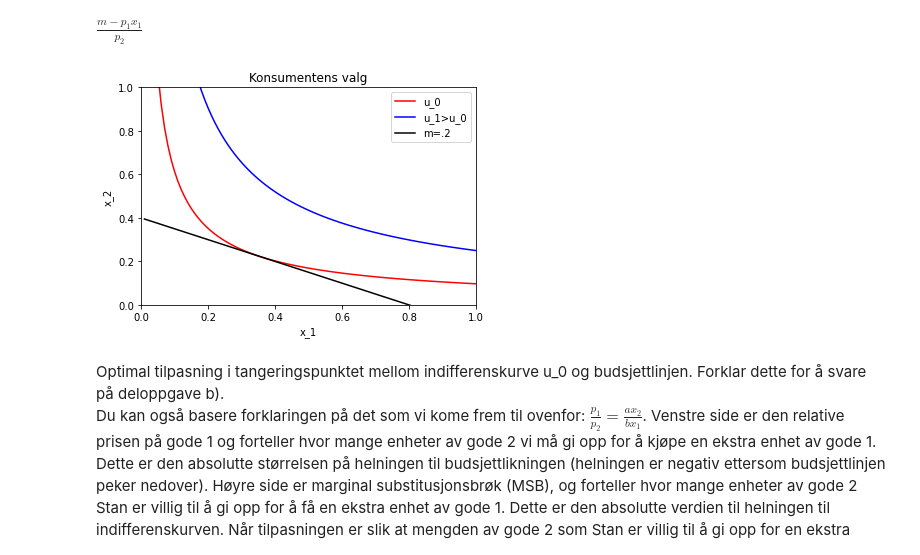
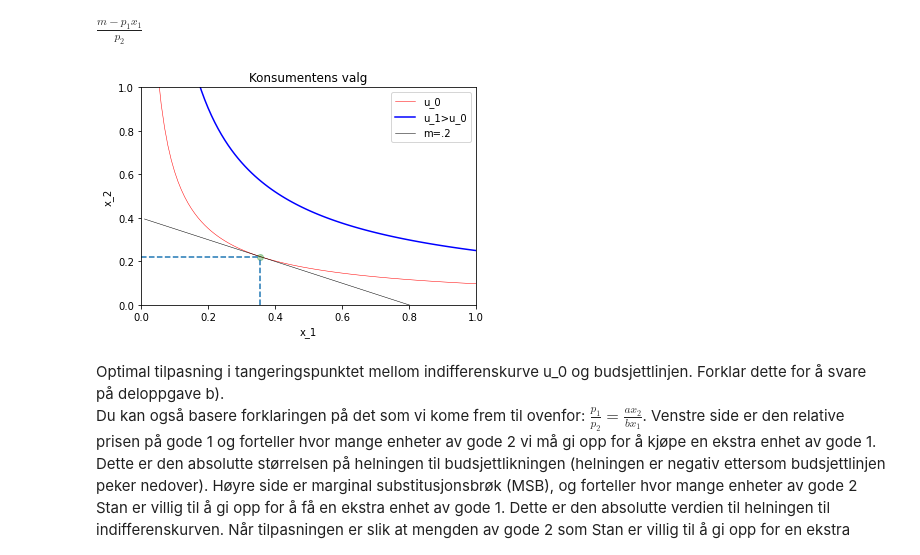
Before and after one commit to uit-sok-1006-v22/notebooks, a Jupyter notebook: Løs_sem_7_oppg_1.ipynb, the cells around one changed output. Saved outputs shown, nothing was run; the diff lists cells and outputs as text; code cells hidden in the pictures.

Commit message:
change figure

```diff
--- a/Løs_sem_7_oppg_1.ipynb
+++ b/Løs_sem_7_oppg_1.ipynb
@@ -109,6 +109,9 @@ $\displaystyle \left(\frac{a m}{p_{1} \left(a + b\right)}\right)^{a} \left(\frac
 nytte_nivå(.4,.5,.25,.5,.2)
 # %% [output]
 0.31171430324637
+# %%
+x_1_ex=float(x_1_sol.subs([(p_1,0.25),(p_2,0.5),(a,.4),(b,.5),(m,.2)]))
+x_2_ex=float(x_2_sol.subs([(p_1,0.25),(p_2,0.5),(a,.4),(b,.5),(m,.2)]))
 # %%
 x_num=np.linspace(0.01,1,100)
 
@@ -146,11 +149,14 @@ x_2_bud(m, p_1,p_2,x_1)
 $\displaystyle \frac{m - p_{1} x_{1}}{p_{2}}$
 # %%
 # sett p1=0.25,p2=.5,a=.4,b=.5, m=.2
-ax.plot(x_num, x_2_bud(.2, .25,.5,x_num), label='m=.2', color='black')
+ax.plot(x_num, x_2_bud(.2, .25,.5,x_num), label='m=.2', color='black', linewidth=0.5)
+ax.plot(x_1_ex,x_2_ex, marker='o', color='green', alpha=.3)
+ax.vlines(x_1_ex,0,x_2_ex, ls='dashed')
+ax.hlines(x_2_ex,0,x_1_ex, ls='dashed')
 ax.legend(loc='upper right')
 fig
 # %% [output]
-[figure, old version]
+[figure, new version]
 # %% [markdown]
 Optimal tilpasning i tangeringspunktet mellom indifferenskurve u_0 og budsjettlinjen. Forklar dette for å svare på deloppgave b).
 Du kan også basere forklaringen på det som vi kome frem til ovenfor: $\frac{p_1}{p_2}=\frac{ax_2}{bx_1}$. Venstre side er den relative prisen på gode 1 og forteller hvor mange enheter av gode 2 vi må gi opp for å kjøpe en ekstra enhet av gode 1. Dette er den absolutte størrelsen på helningen til budsjettlikningen (helningen er negativ ettersom budsjettlinjen peker nedover). Høyre side er marginal substitusjonsbrøk (MSB), og forteller hvor mange enheter av gode 2 Stan er villig til å gi opp for å få en ekstra enhet av gode 1. Dette er den absolutte verdien til helningen til indifferenskurven. Når tilpasningen er slik at mengden av gode 2 som Stan er villig til å gi opp for en ekstra enhet av 1 er nøyaktig det samme som det han faktisk må gi opp kan han ikke forbedre sin situasjon. Gjennomfør et tankeeksperiment for å overbevise deg selv at dette stemmer: "Om Stan er villig til å gi opp flere (færre) enheter av gode 2 enn han faktisk må, så kan han.........., og øke sin nytte".
```
Also changed, not shown: parts of 1 cell of this notebook.
